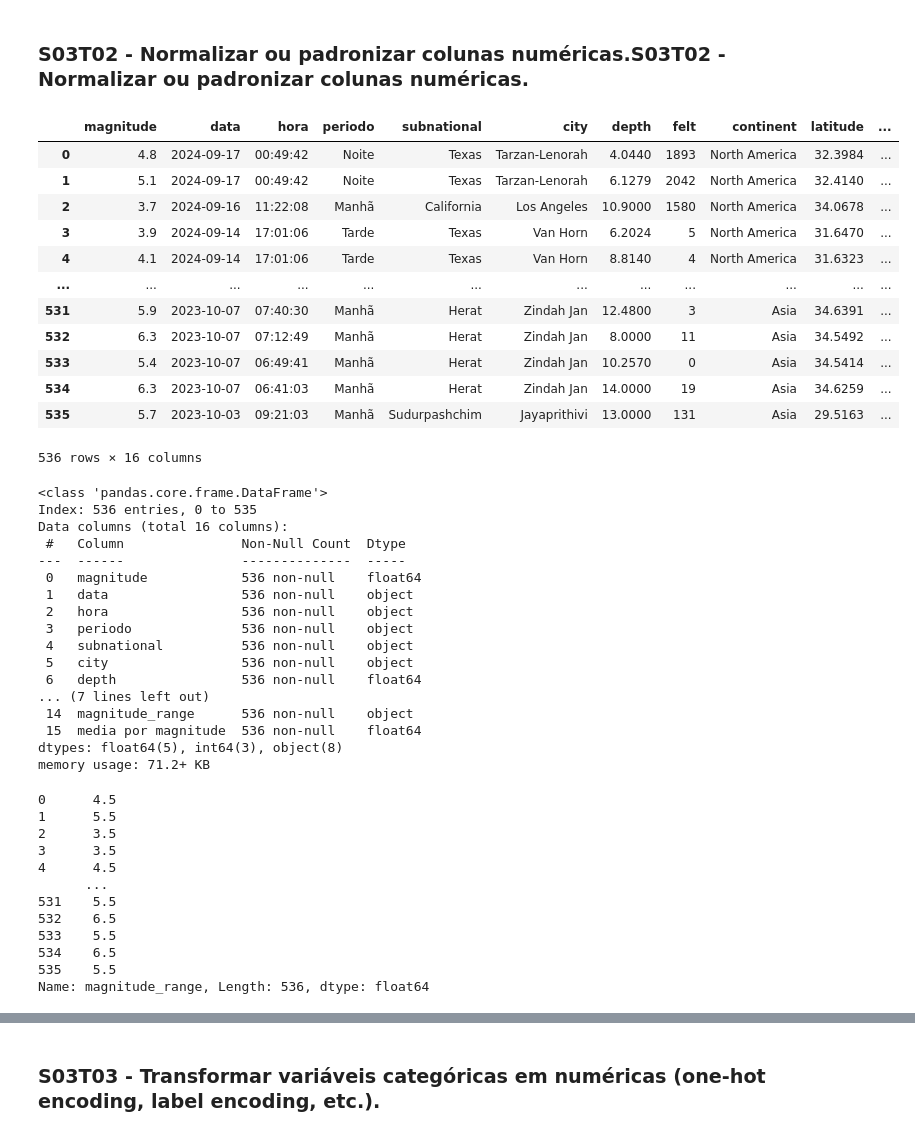
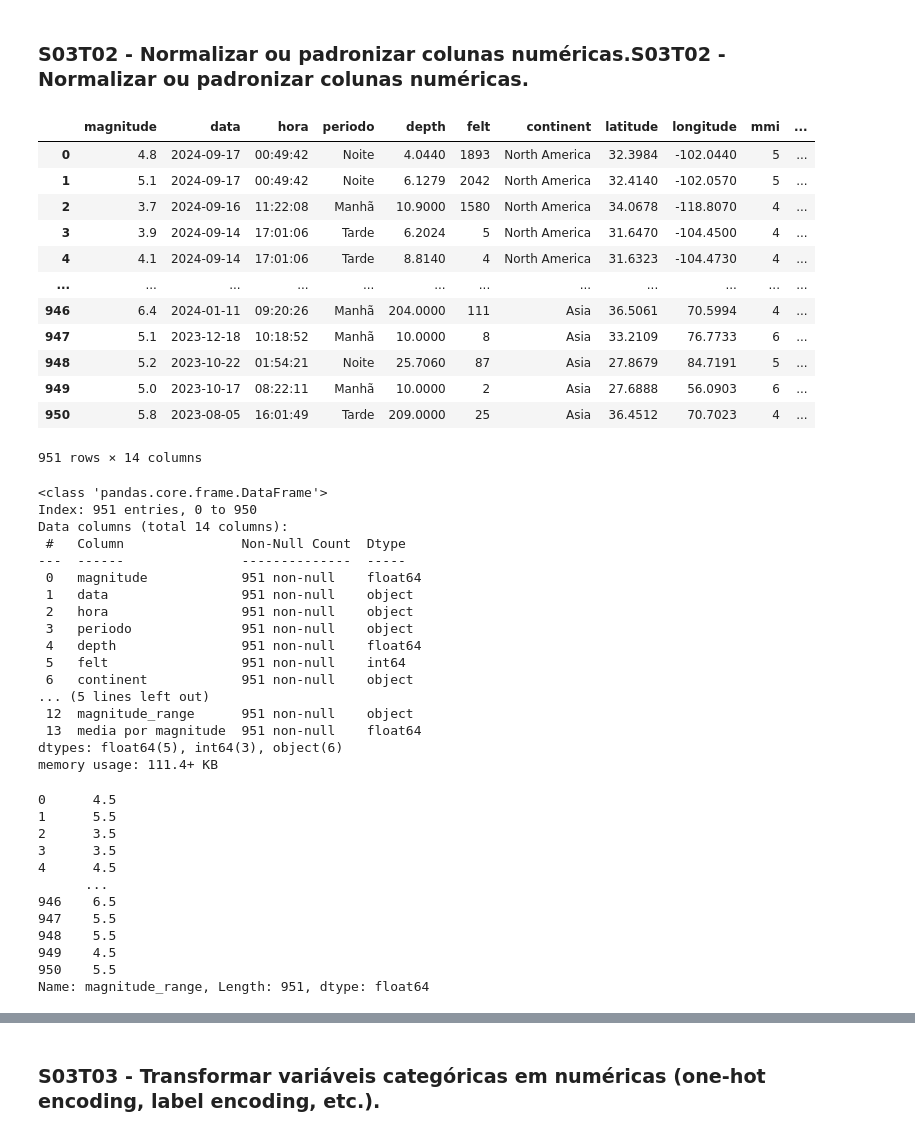
Before and after one commit to Lucas05DEV/gc24-Attack-on-Python, a Jupyter notebook: attack_on_python_preprocessamento.ipynb, the cells around one changed output, grey strips where cells are left out. Drawn from its saved outputs; the diff is of its cells as text; code cells hidden in the pictures.

```diff
--- a/attack_on_python_preprocessamento.ipynb
+++ b/attack_on_python_preprocessamento.ipynb
@@ -14,42 +14,42 @@ from sklearn.preprocessing import MinMaxScaler, StandardScaler
 # %% [markdown]
 ### S03T02 - Normalizar ou padronizar colunas numéricas.S03T02 - Normalizar ou padronizar colunas numéricas.
 # %%
-df_tratado = pd.read_csv('data_root/df_limpo.csv',index_col=0)
+df_tratado = pd.read_csv('data_root/df_limpo_refatorado.csv',index_col=0)
 df_tratado
 # %% [output]
-|  | magnitude | data | hora | periodo | subnational | city | depth | felt | continent | latitude | ... |
-| 0 | 4.8 | 2024-09-17 | 00:49:42 | Noite | Texas | Tarzan-Lenorah | 4.0440 | 1893 | North America | 32.3984 | ... |
-| 1 | 5.1 | 2024-09-17 | 00:49:42 | Noite | Texas | Tarzan-Lenorah | 6.1279 | 2042 | North America | 32.4140 | ... |
-| 2 | 3.7 | 2024-09-16 | 11:22:08 | Manhã | California | Los Angeles | 10.9000 | 1580 | North America | 34.0678 | ... |
-| 3 | 3.9 | 2024-09-14 | 17:01:06 | Tarde | Texas | Van Horn | 6.2024 | 5 | North America | 31.6470 | ... |
-| 4 | 4.1 | 2024-09-14 | 17:01:06 | Tarde | Texas | Van Horn | 8.8140 | 4 | North America | 31.6323 | ... |
+|  | magnitude | data | hora | periodo | depth | felt | continent | latitude | longitude | mmi | ... |
+| 0 | 4.8 | 2024-09-17 | 00:49:42 | Noite | 4.0440 | 1893 | North America | 32.3984 | -102.0440 | 5 | ... |
+| 1 | 5.1 | 2024-09-17 | 00:49:42 | Noite | 6.1279 | 2042 | North America | 32.4140 | -102.0570 | 5 | ... |
+| 2 | 3.7 | 2024-09-16 | 11:22:08 | Manhã | 10.9000 | 1580 | North America | 34.0678 | -118.8070 | 4 | ... |
+| 3 | 3.9 | 2024-09-14 | 17:01:06 | Tarde | 6.2024 | 5 | North America | 31.6470 | -104.4500 | 4 | ... |
+| 4 | 4.1 | 2024-09-14 | 17:01:06 | Tarde | 8.8140 | 4 | North America | 31.6323 | -104.4730 | 4 | ... |
 | ... | ... | ... | ... | ... | ... | ... | ... | ... | ... | ... | ... |
-| 531 | 5.9 | 2023-10-07 | 07:40:30 | Manhã | Herat | Zindah Jan | 12.4800 | 3 | Asia | 34.6391 | ... |
-| 532 | 6.3 | 2023-10-07 | 07:12:49 | Manhã | Herat | Zindah Jan | 8.0000 | 11 | Asia | 34.5492 | ... |
-| 533 | 5.4 | 2023-10-07 | 06:49:41 | Manhã | Herat | Zindah Jan | 10.2570 | 0 | Asia | 34.5414 | ... |
-| 534 | 6.3 | 2023-10-07 | 06:41:03 | Manhã | Herat | Zindah Jan | 14.0000 | 19 | Asia | 34.6259 | ... |
-| 535 | 5.7 | 2023-10-03 | 09:21:03 | Manhã | Sudurpashchim | Jayaprithivi | 13.0000 | 131 | Asia | 29.5163 | ... |
+| 946 | 6.4 | 2024-01-11 | 09:20:26 | Manhã | 204.0000 | 111 | Asia | 36.5061 | 70.5994 | 4 | ... |
+| 947 | 5.1 | 2023-12-18 | 10:18:52 | Manhã | 10.0000 | 8 | Asia | 33.2109 | 76.7733 | 6 | ... |
+| 948 | 5.2 | 2023-10-22 | 01:54:21 | Noite | 25.7060 | 87 | Asia | 27.8679 | 84.7191 | 5 | ... |
+| 949 | 5.0 | 2023-10-17 | 08:22:11 | Manhã | 10.0000 | 2 | Asia | 27.6888 | 56.0903 | 6 | ... |
+| 950 | 5.8 | 2023-08-05 | 16:01:49 | Tarde | 209.0000 | 25 | Asia | 36.4512 | 70.7023 | 4 | ... |
-536 rows × 16 columns
+951 rows × 14 columns
 # %%
 df_tratado.info()
 # %% [output]
 <class 'pandas.core.frame.DataFrame'>
-Index: 536 entries, 0 to 535
-Data columns (total 16 columns):
+Index: 951 entries, 0 to 950
+Data columns (total 14 columns):
  #   Column               Non-Null Count  Dtype
 ---  ------               --------------  -----
- 0   magnitude            536 non-null    float64
- 1   data                 536 non-null    object
- 2   hora                 536 non-null    object
- 3   periodo              536 non-null    object
- 4   subnational          536 non-null    object
- 5   city                 536 non-null    object
- 6   depth                536 non-null    float64
-... (7 lines left out)
- 14  magnitude_range      536 non-null    object
- 15  media por magnitude  536 non-null    float64
-dtypes: float64(5), int64(3), object(8)
-memory usage: 71.2+ KB
+ 0   magnitude            951 non-null    float64
+ 1   data                 951 non-null    object
+ 2   hora                 951 non-null    object
+ 3   periodo              951 non-null    object
+ 4   depth                951 non-null    float64
+ 5   felt                 951 non-null    int64
+ 6   continent            951 non-null    object
+... (5 lines left out)
+ 12  magnitude_range      951 non-null    object
+ 13  media por magnitude  951 non-null    float64
+dtypes: float64(5), int64(3), object(6)
+memory usage: 111.4+ KB
 # %%
 # Tratando a coluna 'magnitude_range': Convertendo para valores médios
 def intervalo_para_media(intervalo):
@@ -65,12 +65,12 @@ display(df_tratado['magnitude_range'])
 3      3.5
 4      4.5
       ...
-531    5.5
-532    6.5
-533    5.5
-534    6.5
-535    5.5
-Name: magnitude_range, Length: 536, dtype: float64
+946    6.5
+947    5.5
+948    5.5
+949    4.5
+950    5.5
+Name: magnitude_range, Length: 951, dtype: float64
 # %%
 # Definindo as colunas numéricas que serão normalizadas
 colunas_numericas = ['magnitude', 'depth', 'felt', 'latitude', 'longitude',
```
Also changed, not shown: parts of 4 cells of this notebook, 3 other files.
